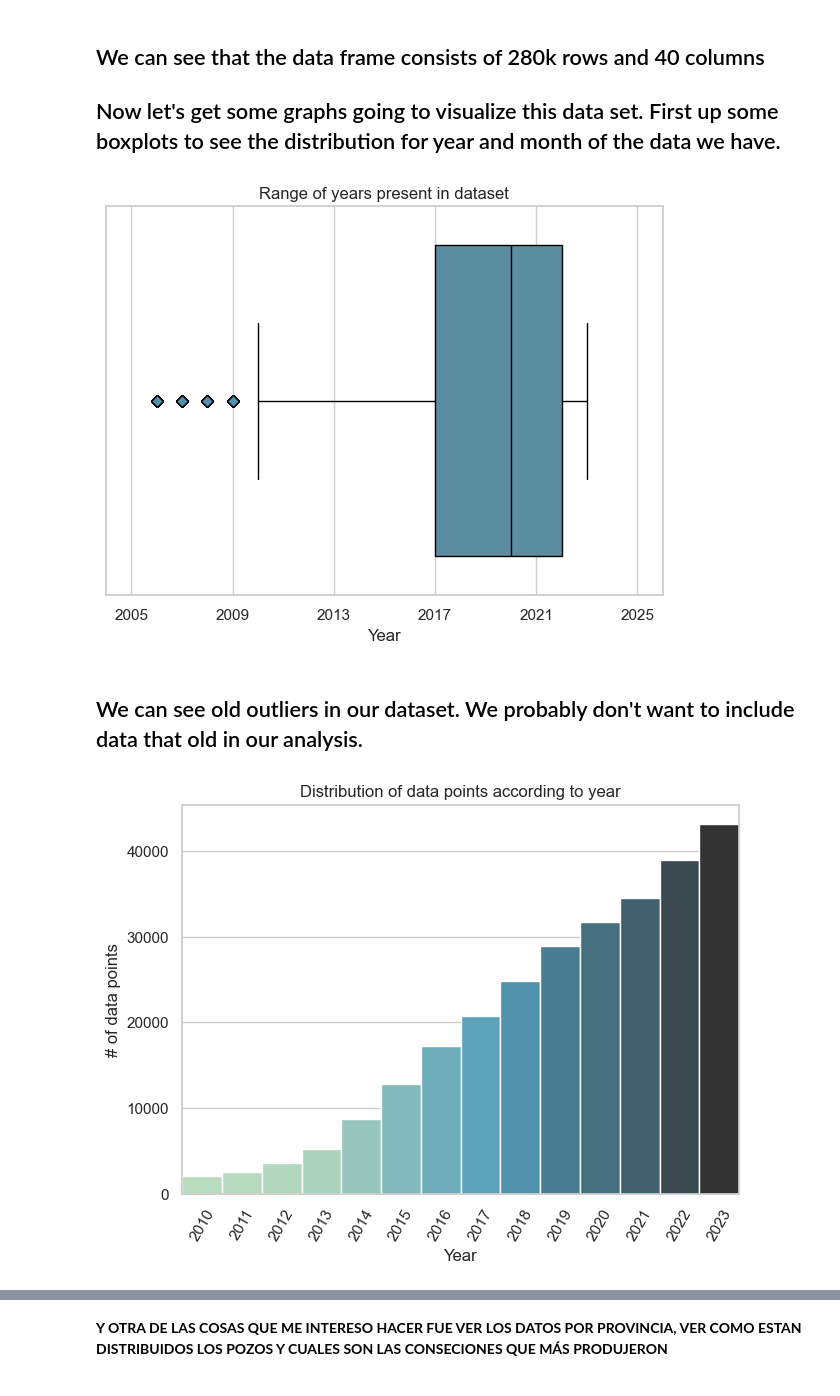
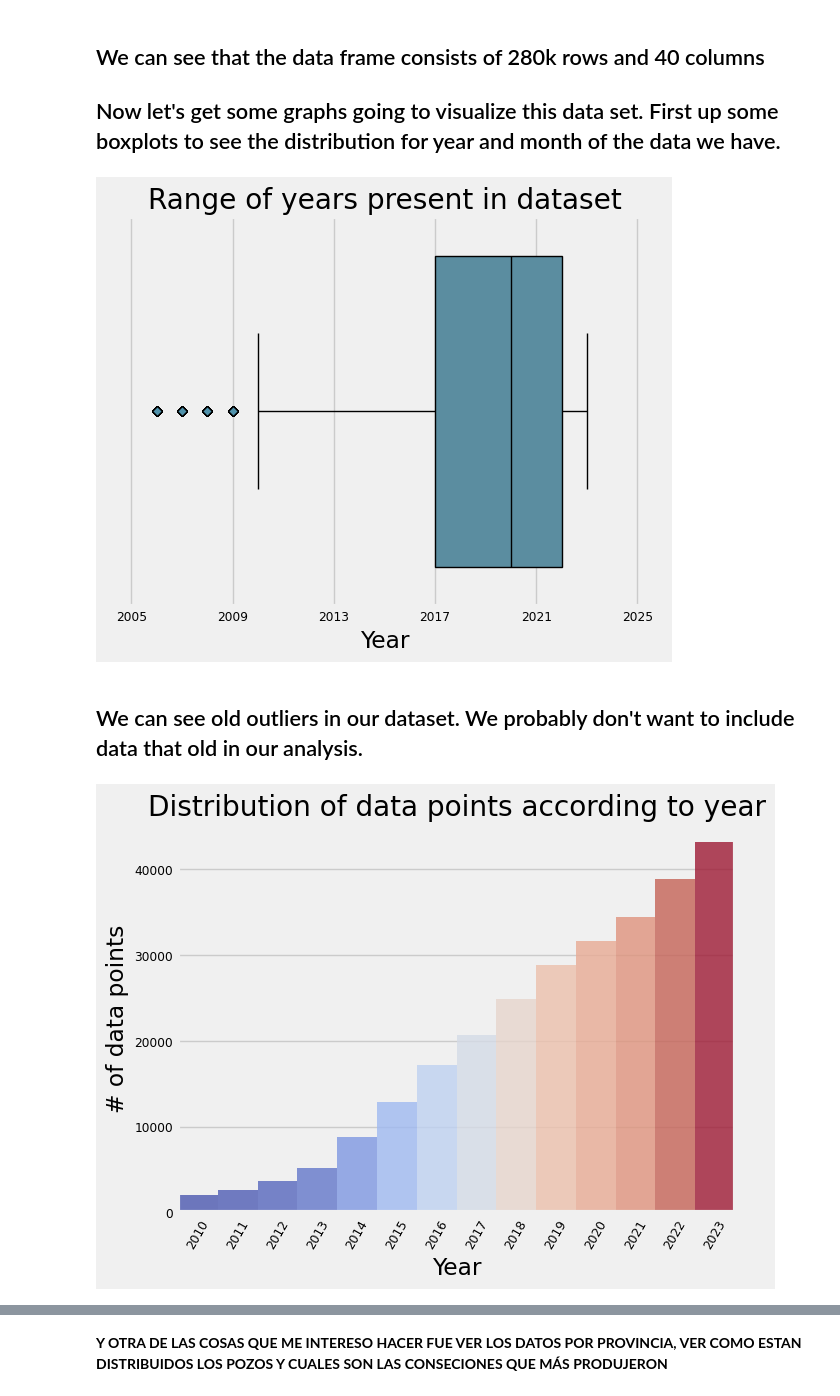
Before and after one commit to FelipeC2T/Pozos_Argentina, a Jupyter notebook: EN_Analisis_Pozos.ipynb, the cells around one changed output, grey strips where cells are left out. Saved outputs shown, nothing was run; the diff lists cells and outputs as text; code cells hidden in the pictures.

Commit message:
General notebook updates and propsection area coords

```diff
--- a/EN_Analisis_Pozos.ipynb
+++ b/EN_Analisis_Pozos.ipynb
@@ -13,6 +13,7 @@ This is a very complete and large data set, so our first step consists of explor
 # Import necessary libraries
 import numpy as np
 import matplotlib.pyplot as plt
+from matplotlib.colors import LogNorm
 import pandas as pd
 import seaborn as sns
 from sklearn.preprocessing import MinMaxScaler
@@ -33,10 +34,8 @@ class color:
    END = '\033[0m'
 
 # Set stylistic options for plots generated later on
-sns.set_context("notebook")
-#plt.style.use('fivethirtyeight')
-#pd.set_option('display.max_columns', 500)
-#color_pal = plt.rcParams["axes.prop_cycle"].by_key()["color"]
+sns.set_context("paper")
+plt.style.use('fivethirtyeight')
 # %%
 # Check for data
 data_url = 'http://datos.energia.gob.ar/dataset/c846e79c-026c-4040-897f-1ad3543b407c/resource/b5b58cdc-9e07-41f9-b392-fb9ec68b0725/download/produccin-de-pozos-de-gas-y-petrleo-no-convencional.csv'
@@ -182,47 +182,50 @@ fig, ax = plt.subplots()
 sns.boxplot( x = df['anio'],
             color='#5092AB',
             linecolor = 'black',
-            flierprops={"marker": "D", "markerfacecolor" : "#5092AB"})
+            flierprops={"marker": "D", "markerfacecolor" : "#5092AB"}
+           )
 ax.set_xlim(np.min(ticks) - 1, np.max(ticks) + 1)    # Need to +-1 to make sure ends of graph and ticks not cut off
 plt.xticks(ticks)
 plt.title('Range of years present in dataset')
 plt.xlabel('Year')
 plt.show()
 # %% [output]
-[figure, old version]
+[figure, new version]
 # %% [markdown]
 ## We can see old outliers in our dataset. We probably don't want to include data that old in our analysis.
 # %%
 # Filter out data with outlier years via inter-quartile range (IRQ)
 
 #Calculate IQR
 Q1 = df['anio'].quantile(0.25)
 Q3 = df['anio'].quantile(0.75)
 IQR = Q3 - Q1
 
 # Define upper and lower limits for identifying outliers
 lower_lim = Q1 - 1.5 * IQR
 upper_lim = Q3 + 1.5 * IQR
 
 # Filter the outliers from the dataframe
 df['anio']=df['anio'][(df['anio'] >= lower_lim) & (df['anio'] <= upper_lim)]
 
 hist_df = df.groupby(['anio']).size().reset_index(name='count')
 hist_df['anio'] = (hist_df['anio'].astype(int)).astype(str)
 
 # Plot a histogram
 fig = sns.barplot(data = hist_df,
                   x = 'anio',
                   y = 'count',
                   hue = 'count',
                   legend = None,
                   width = 1,
-                  palette = 'GnBu_d')
+                  palette = 'coolwarm',
+                  alpha = 0.8
+                 )
 plt.xlabel('Year')
 plt.ylabel('# of data points')
 fig.set_xticklabels(hist_df['anio'], rotation=60)
 plt.title('Distribution of data points according to year')
 plt.show()
 # %% [output]
-[figure, old version]
+[figure, new version]
 # %% [markdown]
```
Also changed, not shown: parts of 21 cells of this notebook, 1 other file.
